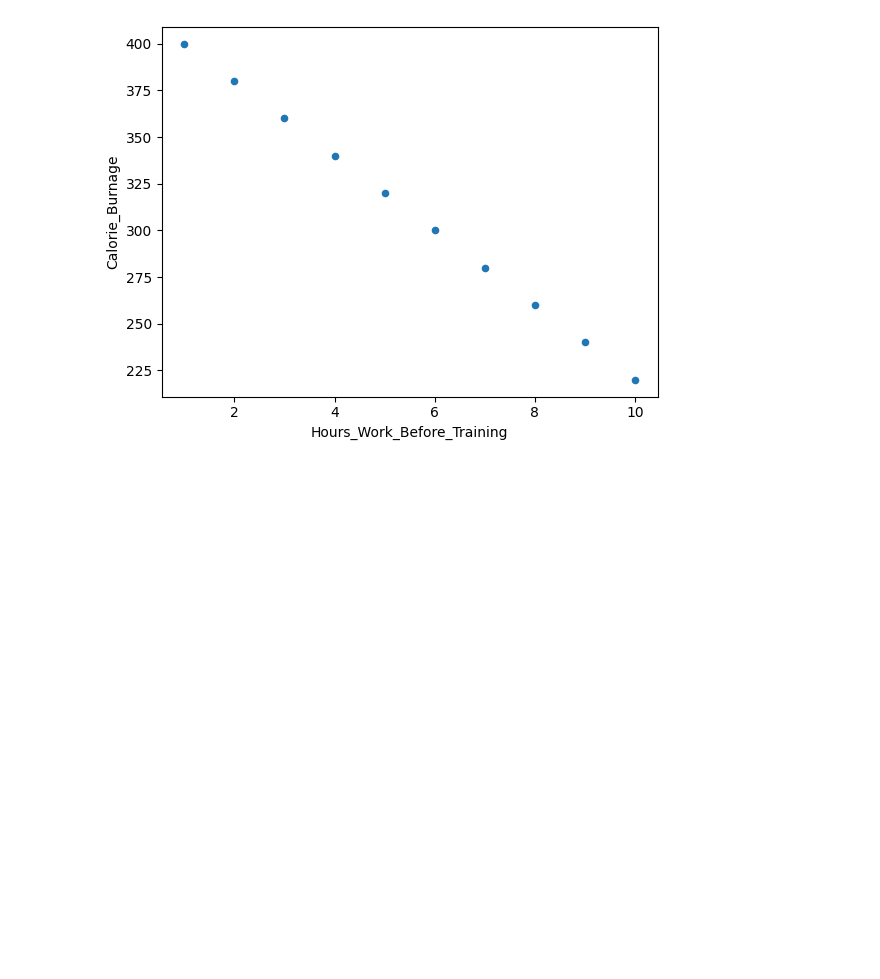
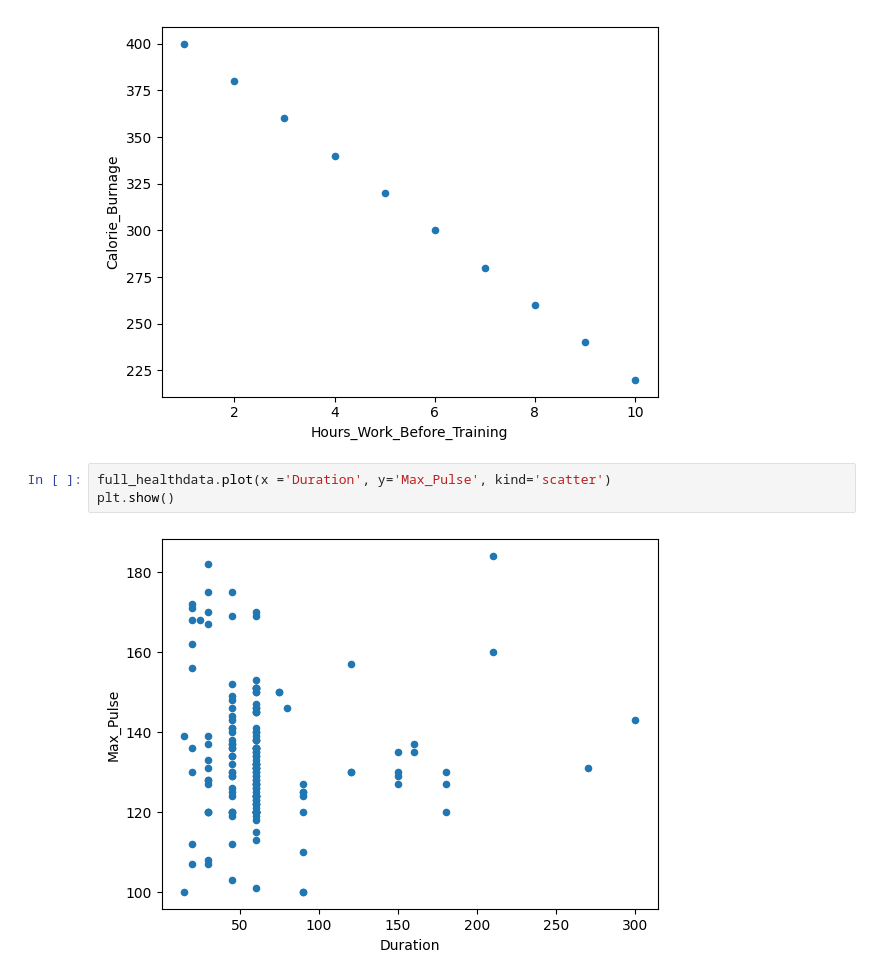
Before and after one commit to nelsonudochukwu/100-Page-Machine-Learning, a Jupyter notebook: machinelearn.ipynb, the cells around one changed output. Cells and saved outputs as stored; diff of their text form; blank space fills up the shorter version.

```diff
--- a/machinelearn.ipynb
+++ b/machinelearn.ipynb
@@ -347,3 +347,8 @@ negative_corr.plot(x ='Hours_Work_Before_Training', y='Calorie_Burnage', kind='s
 plt.show()
 # %% [output]
 [figure]
+# %%
+full_healthdata.plot(x ='Duration', y='Max_Pulse', kind='scatter')
+plt.show()
+# %% [output]
+[figure, added]
```
